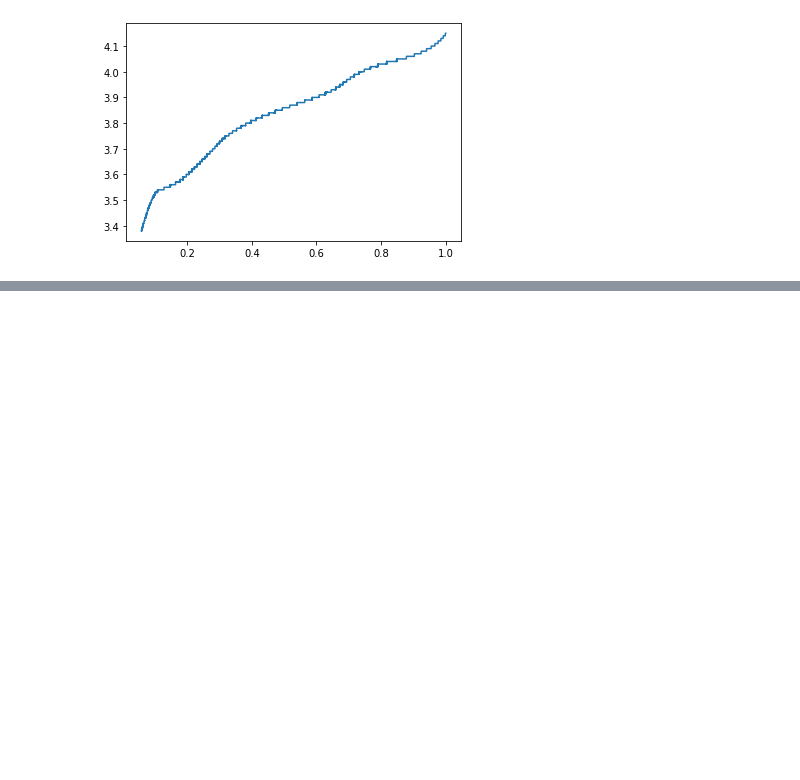
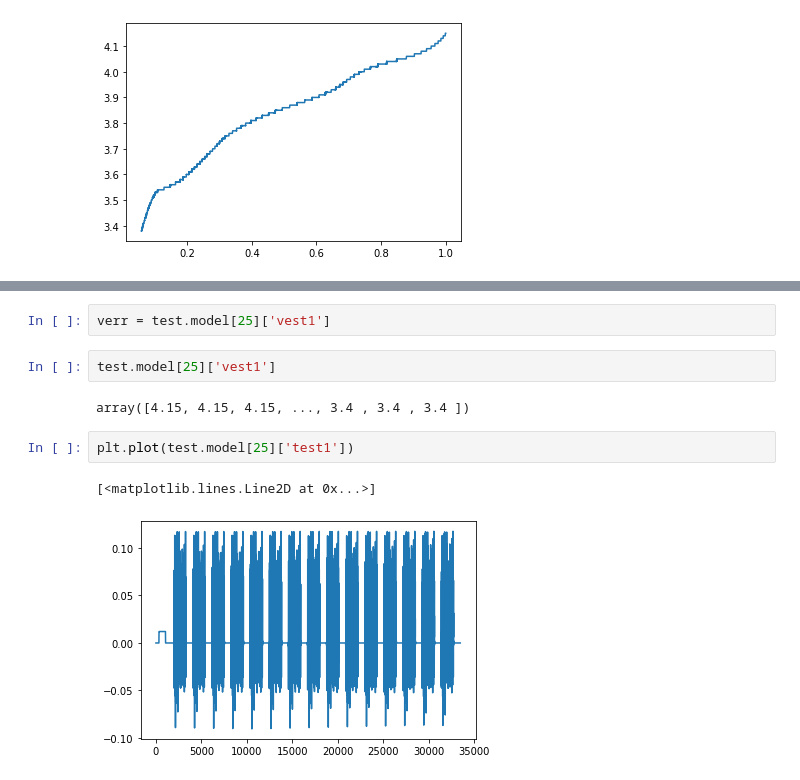
Before and after one commit to mattybohan/bms-specialization, a Jupyter notebook: course-2/notebooks/2022-02-12-mtb-lesson_2.3.3.ipynb, the cells around one changed output, grey strips where cells are left out. Saved outputs shown, nothing was run; the diff lists cells and outputs as text; blank space fills up the shorter version.

```diff
--- a/course-2/notebooks/2022-02-12-mtb-lesson_2.3.3.ipynb
+++ b/course-2/notebooks/2022-02-12-mtb-lesson_2.3.3.ipynb
@@ -76,0 +74,11 @@ plt.plot(test.model[25]['vest1'])
+# %%
+verr = test.model[25]['vest1']
+# %%
+test.model[25]['vest1']
+# %% [output]
+array([4.15, 4.15, 4.15, ..., 3.4 , 3.4 , 3.4 ])
+# %%
+plt.plot(test.model[25]['test1'])
+# %% [output]
+[<matplotlib.lines.Line2D at 0x...>]
+[figure, added]
```
Also changed, not shown: parts of 41 cells of this notebook, 7 other files.
